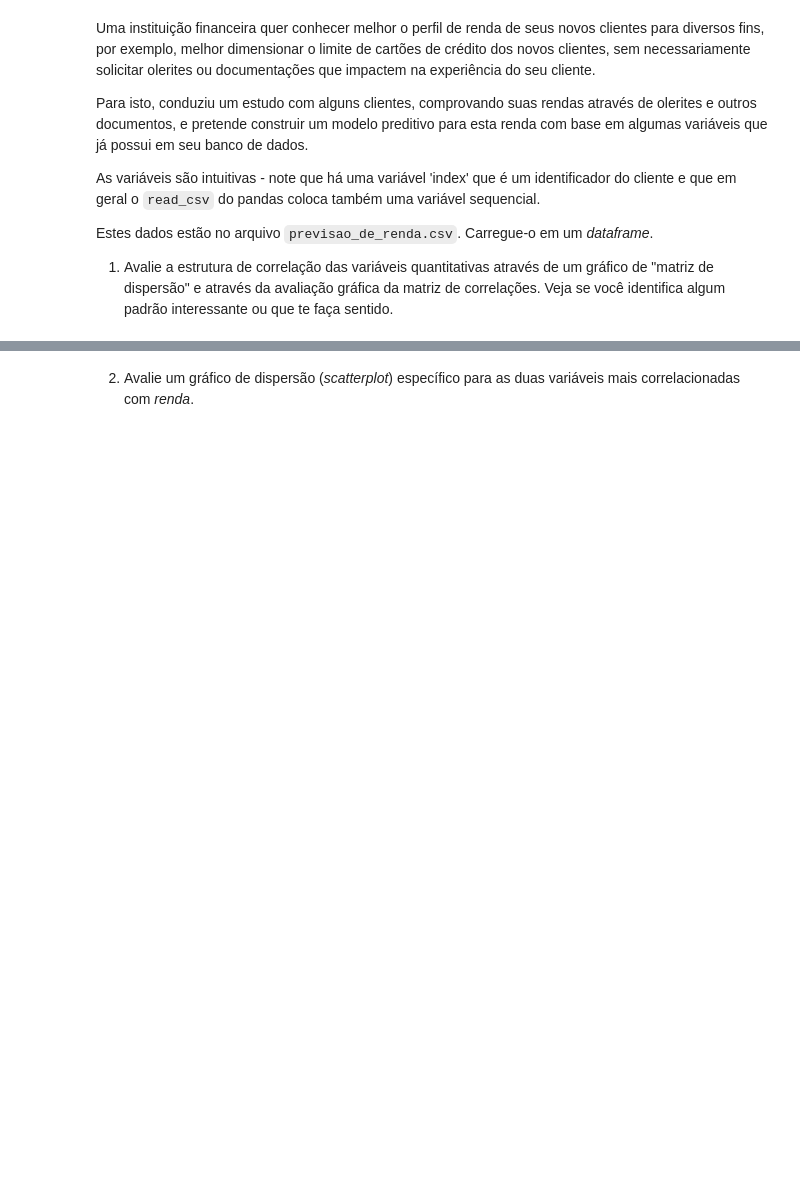
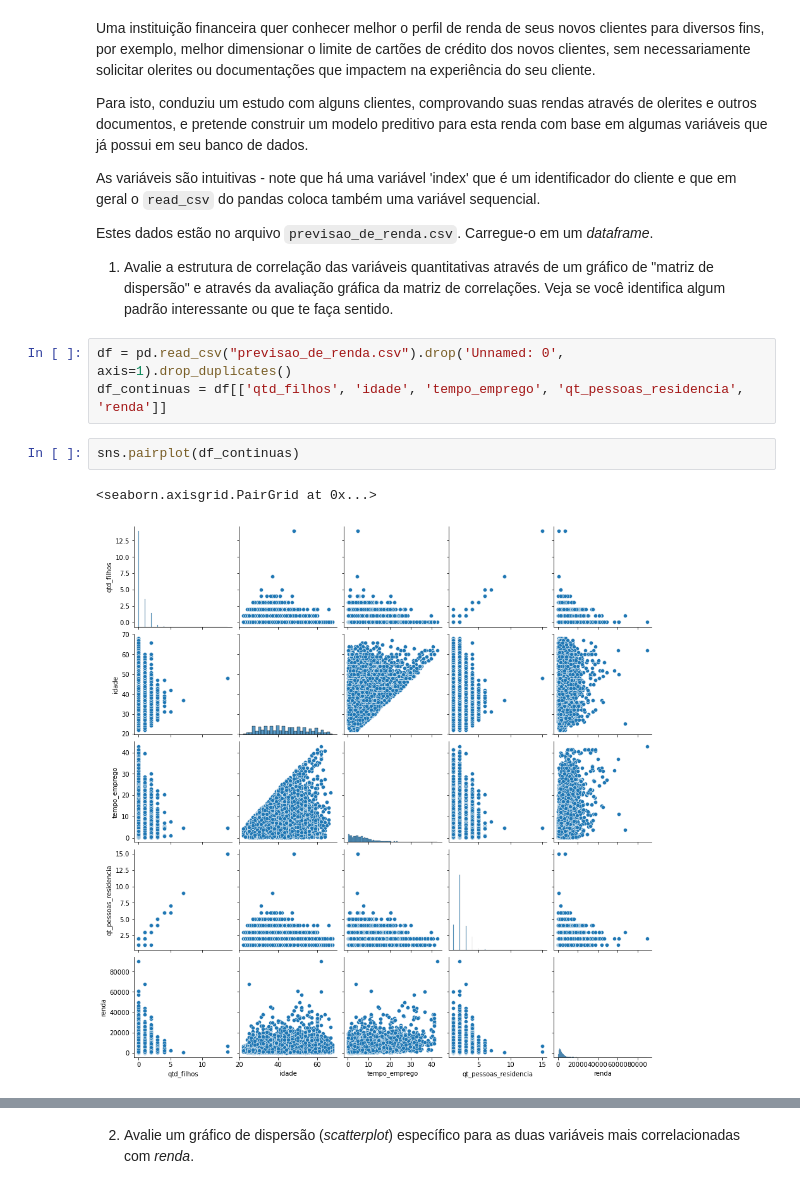
Before and after one commit to nerdmanPc/ebac_cd_mod10, a Jupyter notebook: Profissão-Cientista de Dados_M10_support material_assignment01.ipynb, the cells around one changed output, grey strips where cells are left out. Saved outputs shown, nothing was run; the diff lists cells and outputs as text; blank space fills up the shorter version.

````diff
--- a/Profissão-Cientista de Dados_M10_support material_assignment01.ipynb
+++ b/Profissão-Cientista de Dados_M10_support material_assignment01.ipynb
@@ -31,3 +15,11 @@ As variáveis são intuitivas - note que há uma variável 'index' que é um ide
 Estes dados estão no arquivo ```previsao_de_renda.csv```. Carregue-o em um *dataframe*.
 
 1) Avalie a estrutura de correlação das variáveis quantitativas através de um gráfico de "matriz de dispersão" e através da avaliação gráfica da matriz de correlações. Veja se você identifica algum padrão interessante ou que te faça sentido.
+# %%
+df = pd.read_csv("previsao_de_renda.csv").drop('Unnamed: 0', axis=1).drop_duplicates()
+df_continuas = df[['qtd_filhos', 'idade', 'tempo_emprego', 'qt_pessoas_residencia', 'renda']]
+# %%
+sns.pairplot(df_continuas)
+# %% [output]
+<seaborn.axisgrid.PairGrid at 0x...>
+[figure, added]
````
Also changed, not shown: parts of 10 cells of this notebook, 1 other file.
